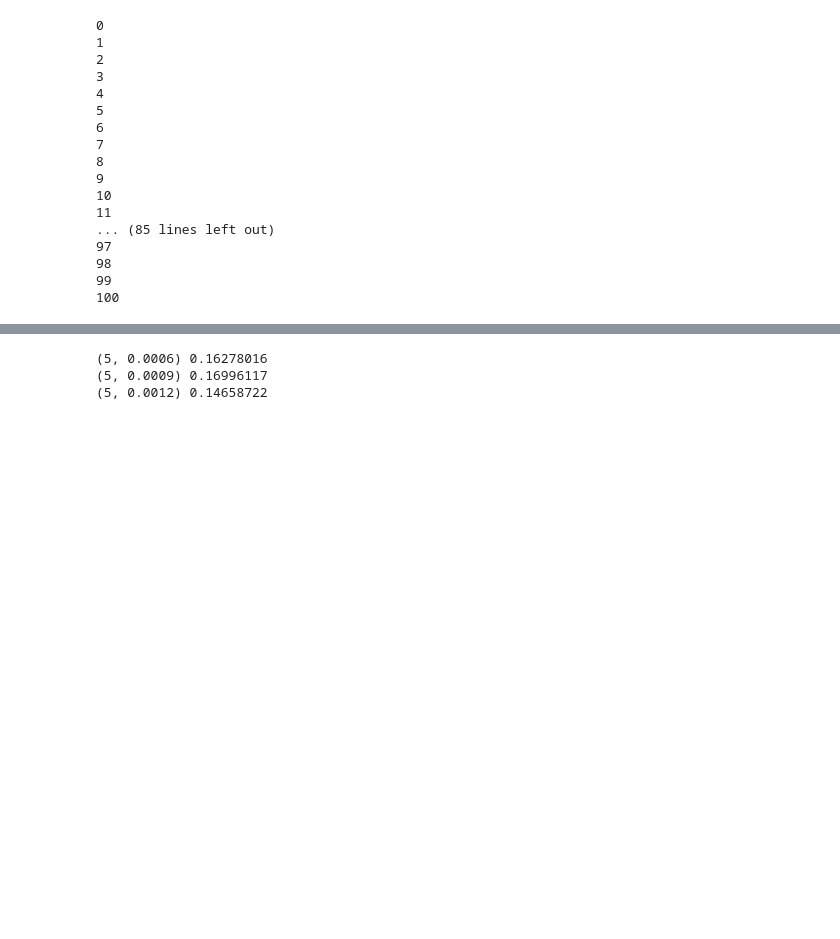
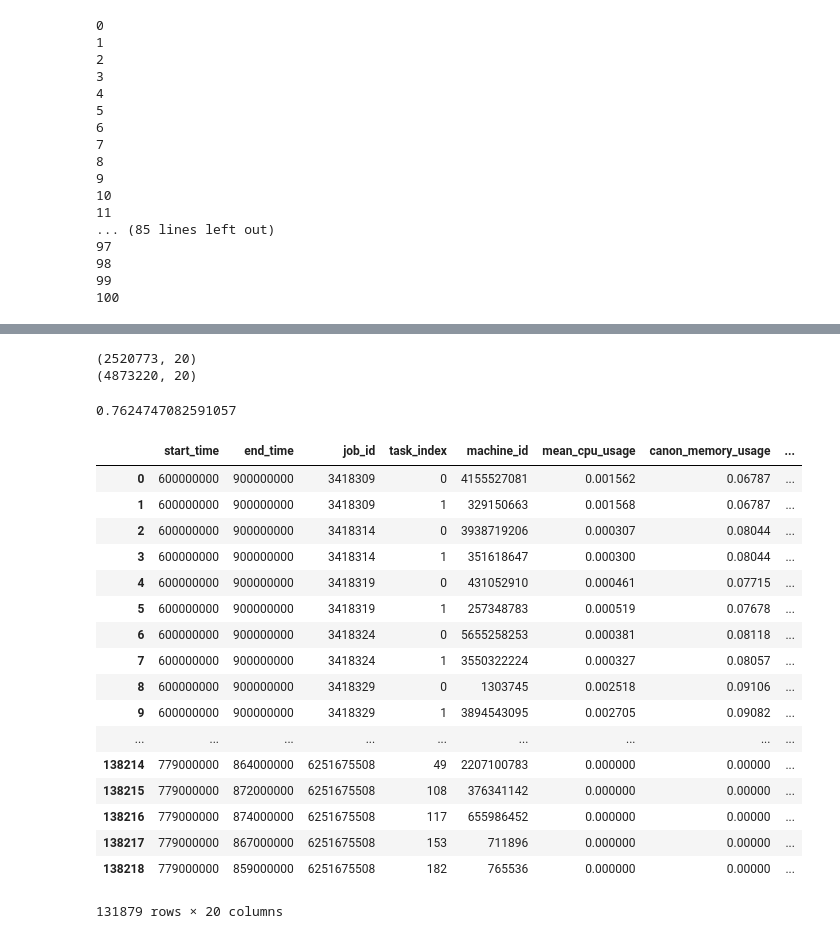
Before and after one commit to faizaan09/google-trace-analysis, a Jupyter notebook: explore.ipynb, the cells around one changed output, grey strips where cells are left out. Cells and saved outputs as stored; diff of their text form; code cells hidden in the pictures; blank space fills up the shorter version.

```diff
--- a/explore.ipynb
+++ b/explore.ipynb
@@ -141,11 +169,12 @@ machine_usage
-# %%
-count =0
-for index,row in dummy.iterrows():
-    if count > 2:
-        break
-    count+=1
-    print(index,row['mean_cpu_usage'])
-# %% [output]
-(5, 0.0006) 0.16278016
-(5, 0.0009) 0.16996117
-(5, 0.0012) 0.14658722
+# %%
+count = 0
+for i in range(500):
+
+print(df.shape)
+df = pd.concat([df,nxt])
+print(df.shape)
+sys.getsizeof(df) / 1024 / 1024 / 1024
+# %% [output]
+(2520773, 20)
+(4873220, 20)
+0.7624747082591057
@@ -151,0 +210,27 @@ for index,row in dummy.iterrows():
+# %%
+f = 0
+data = pd.read_csv(data_dir + "task_usage/part-%05d-of-00500.csv.gz" % f,header=None)
+data.columns = task_usage_header
+# %%
+t = data[(data['end_time'] >= 779231019) & (data['start_time'] <= 779231019)]
+# t[t['job_id'] == 6251674199]
+t
+# %% [output]
+|  | start_time | end_time | job_id | task_index | machine_id | mean_cpu_usage | canon_memory_usage | ... |
+| 0 | 600000000 | 900000000 | 3418309 | 0 | 4155527081 | 0.001562 | 0.06787 | ... |
+| 1 | 600000000 | 900000000 | 3418309 | 1 | 329150663 | 0.001568 | 0.06787 | ... |
+| 2 | 600000000 | 900000000 | 3418314 | 0 | 3938719206 | 0.000307 | 0.08044 | ... |
+| 3 | 600000000 | 900000000 | 3418314 | 1 | 351618647 | 0.000300 | 0.08044 | ... |
+| 4 | 600000000 | 900000000 | 3418319 | 0 | 431052910 | 0.000461 | 0.07715 | ... |
+| 5 | 600000000 | 900000000 | 3418319 | 1 | 257348783 | 0.000519 | 0.07678 | ... |
+| 6 | 600000000 | 900000000 | 3418324 | 0 | 5655258253 | 0.000381 | 0.08118 | ... |
+| 7 | 600000000 | 900000000 | 3418324 | 1 | 3550322224 | 0.000327 | 0.08057 | ... |
+| 8 | 600000000 | 900000000 | 3418329 | 0 | 1303745 | 0.002518 | 0.09106 | ... |
+| 9 | 600000000 | 900000000 | 3418329 | 1 | 3894543095 | 0.002705 | 0.09082 | ... |
+| ... | ... | ... | ... | ... | ... | ... | ... | ... |
+| 138214 | 779000000 | 864000000 | 6251675508 | 49 | 2207100783 | 0.000000 | 0.00000 | ... |
+| 138215 | 779000000 | 872000000 | 6251675508 | 108 | 376341142 | 0.000000 | 0.00000 | ... |
+| 138216 | 779000000 | 874000000 | 6251675508 | 117 | 655986452 | 0.000000 | 0.00000 | ... |
+| 138217 | 779000000 | 867000000 | 6251675508 | 153 | 711896 | 0.000000 | 0.00000 | ... |
+| 138218 | 779000000 | 859000000 | 6251675508 | 182 | 765536 | 0.000000 | 0.00000 | ... |
+131879 rows × 20 columns
```
Also changed, not shown: parts of 25 cells of this notebook, 1 other file.
